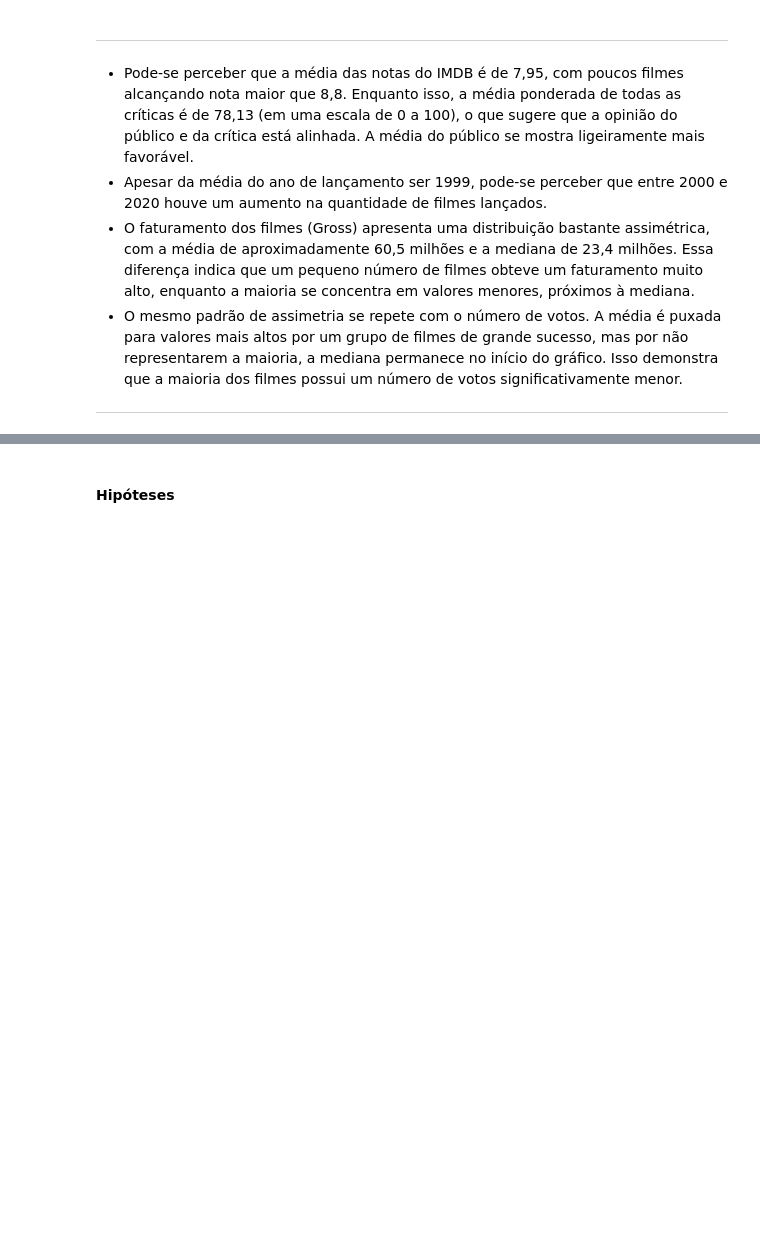
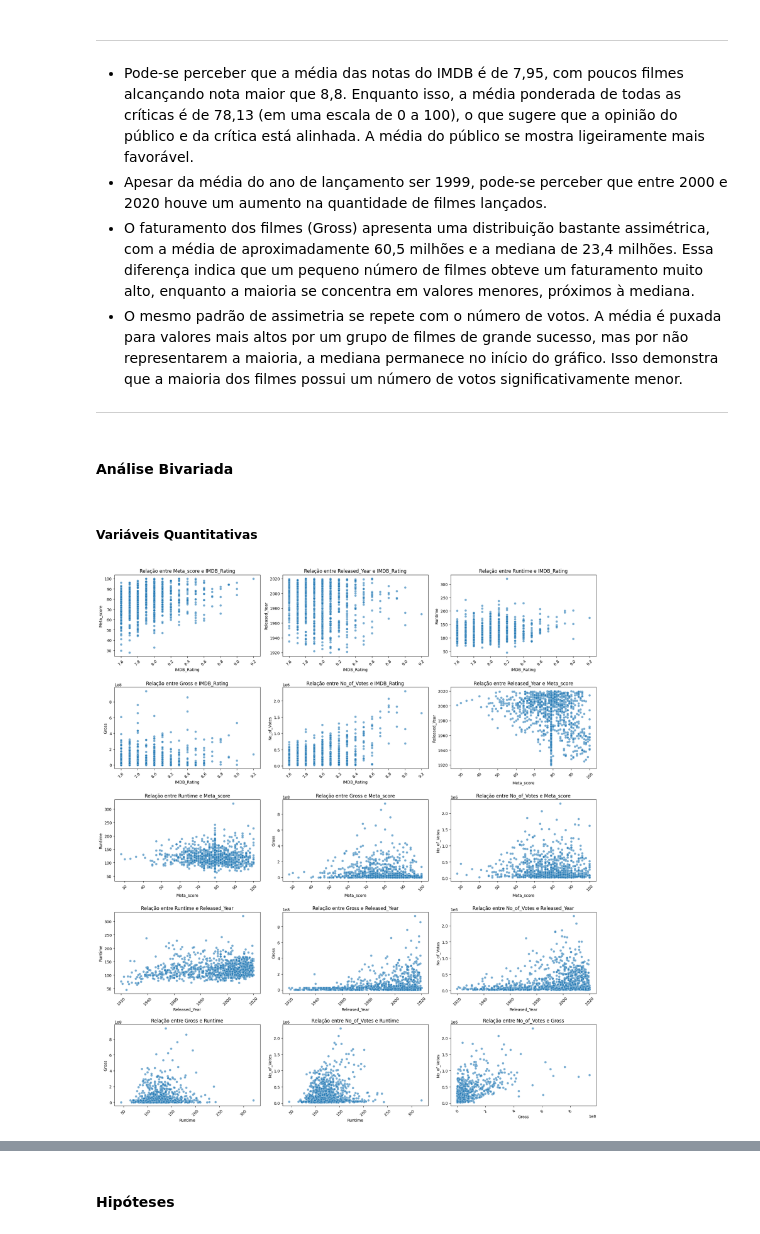
Before and after one commit to claraalyne/eda-e-previsao-de-nota-regressao, a Jupyter notebook: Análise_Exploratória.ipynb, the cells around one changed output, grey strips where cells are left out. Saved outputs shown, nothing was run; the diff lists cells and outputs as text; code cells hidden in the pictures; blank space fills up the shorter version.

```diff
--- a/Análise_Exploratória.ipynb
+++ b/Análise_Exploratória.ipynb
@@ -295,3 +296,25 @@ plt.show()
  - O faturamento dos filmes (Gross) apresenta uma distribuição bastante assimétrica, com a média de aproximadamente 60,5 milhões e a mediana de 23,4 milhões. Essa diferença indica que um pequeno número de filmes obteve um faturamento muito alto, enquanto a maioria se concentra em valores menores, próximos à mediana.
  - O mesmo padrão de assimetria se repete com o número de votos. A média é puxada para valores mais altos por um grupo de filmes de grande sucesso, mas por não representarem a maioria, a mediana permanece no início do gráfico. Isso demonstra que a maioria dos filmes possui um número de votos significativamente menor.
 ---
+# %% [markdown]
+#### Análise Bivariada
+# %% [markdown]
+##### Variáveis Quantitativas
+# %%
+import itertools
+combinacoes = list(itertools.combinations(quantitativas, 2))
+
+ncols = 3
+nrows = (len(combinacoes) + ncols - 1) // ncols
+fig, axes = plt.subplots(figsize=(18, 4 * nrows), ncols=ncols, nrows=nrows)
+axes = axes.flatten()
+
+for i, (var_1, var_2) in enumerate(combinacoes):
+    ax = sns.scatterplot(data=df, x=var_1, y=var_2, ax=axes[i], alpha=0.6)
+    ax.set(title=f"Relação entre {var_2} e {var_1}")
+    ax.tick_params(axis='x', rotation=45)
+
+plt.tight_layout()
+plt.show()
+# %% [output]
+[figure, added]
```
Also changed, not shown: parts of 5 cells of this notebook.
